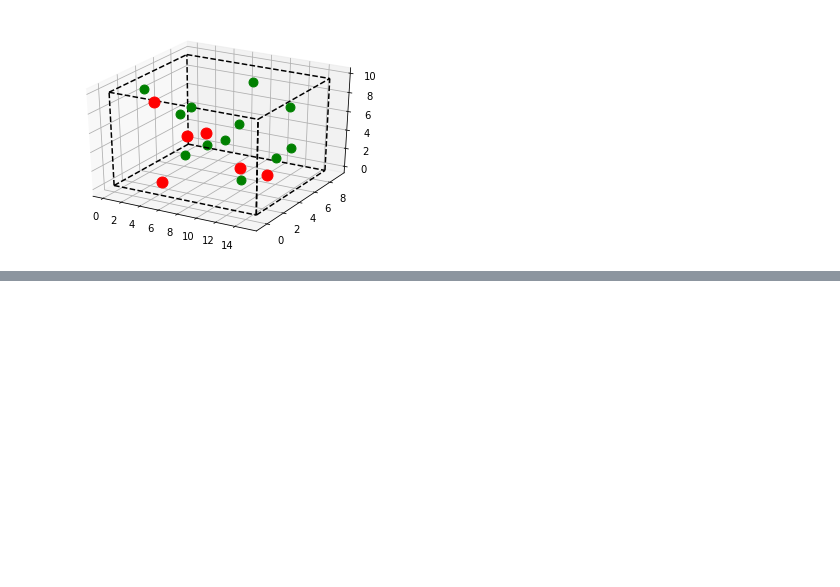
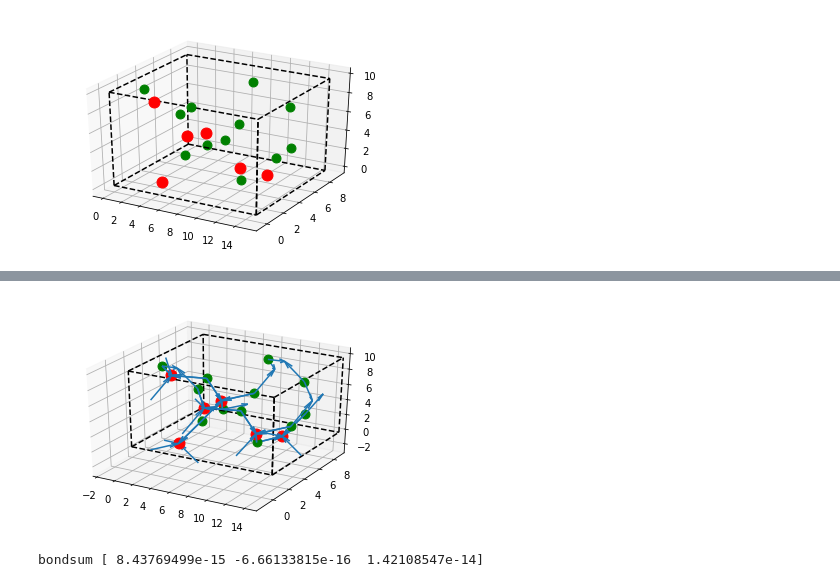
Before and after one commit to Yasushi-Shinohara/Bond_Charge_Model, a Jupyter notebook: src/Prototyping.ipynb, the cells around one changed output, grey strips where cells are left out. Drawn from its saved outputs; the diff is of its cells as text; code cells hidden in the pictures; blank space fills up the shorter version.

```diff
--- a/src/Prototyping.ipynb
+++ b/src/Prototyping.ipynb
@@ -98,3 +99,33 @@ def plot_crystal_structure(al, natom, atomdict):
 plot_crystal_structure(al, natom, atomdict)
 # %% [output]
 [figure]
+# %%
+rc = 3.4
+bonddict = {}
+k = 0
+vec = np.zeros(3,dtype='float64')
+for iatom in range(natom):
+        value = atomdict[str(iatom)]
+        atomi = value[0]
+        xcart = value[2]
+        for jatom in range(natom):
+        #for jatom in range(iatom, natom):
+            value = atomdict[str(jatom)]
+            atomj = value[0]
+            ycart = value[2]
+            for ix in range(-1,2):
+                for iy in range(-1,2):
+                    for iz in range(-1,2):
+                        vec[0] = ix*al[0]
+                        vec[1] = iy*al[1]
+                        vec[2] = iz*al[2]
+                        ycart = value[2] + vec
+                        if ((np.linalg.norm(xcart - ycart) < rc)and(atomi != atomj)):
+                            bonddict.update({str(k): [iatom, xcart, atomi, jatom, ix, iy, iz, ycart, atomj]})
+                            print(atomi, atomj)
+                            k += 1
+                #print(atomi, atomj,'hit!')
+                #print(iatom,jatom)
+nbond = 1*k
+print(nbond)
+print(bonddict.keys())
@@ -100,0 +205,5 @@ plot_crystal_structure(al, natom, atomdict)
+# %%
+bonddict = plot_bonds(al, natom, atomdict, nbond, bonddict)
+# %% [output]
+[figure, added]
+bondsum [ 8.43769499e-15 -6.66133815e-16  1.42108547e-14]
```
Also changed, not shown: parts of 5 cells of this notebook.
